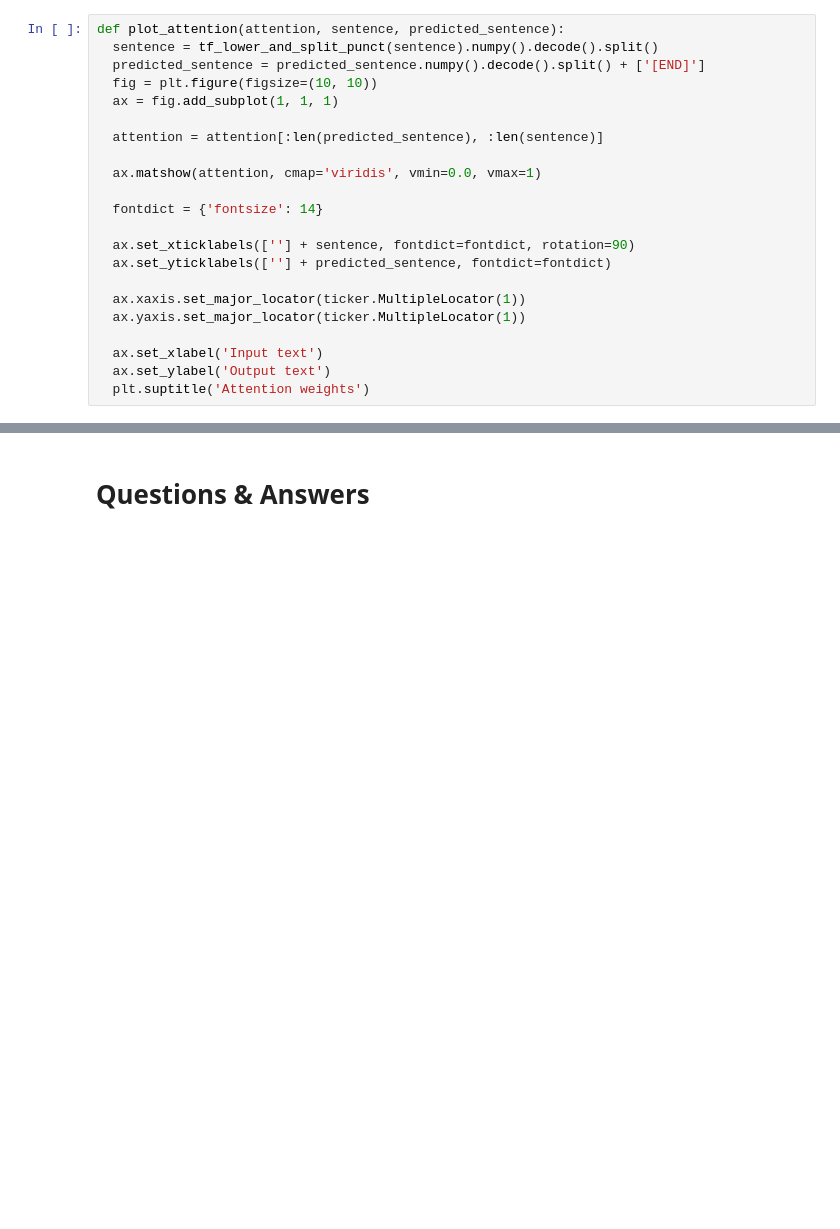
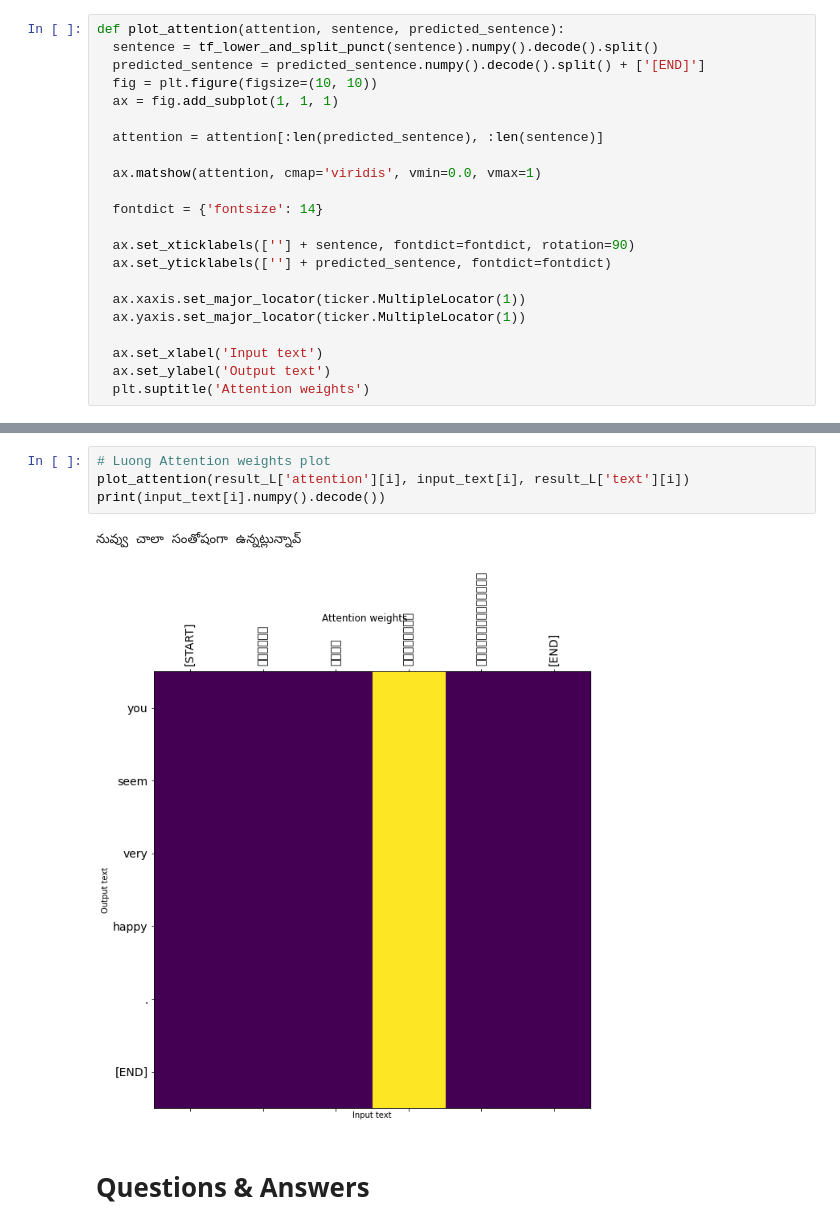
Before and after one commit to mannam95/Deep_Learning_Programming, a Jupyter notebook: Assignment7/Assignment_7_NMT_Srinath.ipynb, the cells around one changed output, grey strips where cells are left out. Drawn from its saved outputs; the diff is of its cells as text; blank space fills up the shorter version.

```diff
--- a/Assignment7/Assignment_7_NMT_Srinath.ipynb
+++ b/Assignment7/Assignment_7_NMT_Srinath.ipynb
@@ -937,3 +1052,10 @@ print(input_text[i].numpy().decode())
+# %%
+# Luong Attention weights plot
+plot_attention(result_L['attention'][i], input_text[i], result_L['text'][i])
+print(input_text[i].numpy().decode())
+# %% [output]
+నువ్వు చాలా సంతోషంగా ఉన్నట్లున్నావ్
+[figure, added]
 # %% [markdown]
 # Questions & Answers
 # %% [markdown]
```
Also changed, not shown: parts of 42 cells of this notebook.
